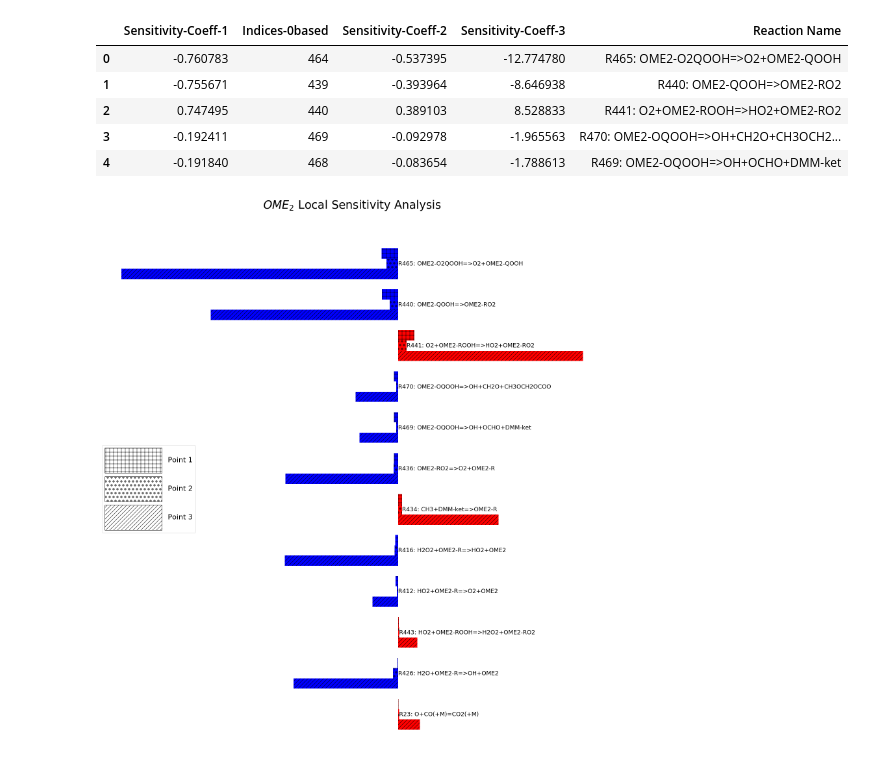
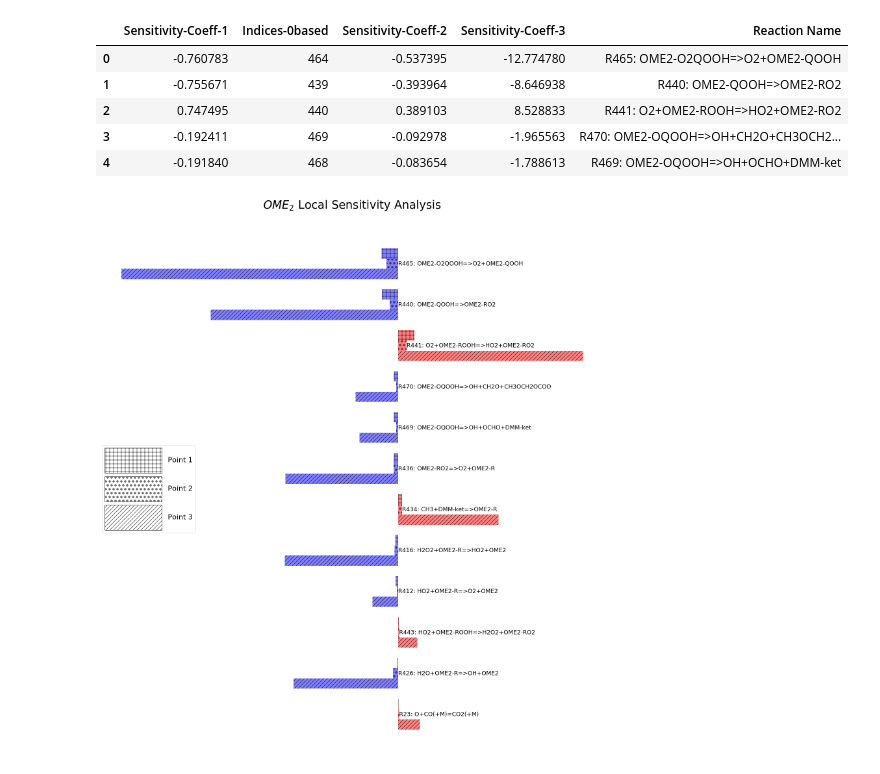
Before and after one commit to tdinelli/pySMOKEPostProcessor, a Jupyter notebook: examples/Sensitivity-02.ipynb, the cells around one changed output. Drawn from its saved outputs; the diff is of its cells as text; code cells hidden in the pictures.

```diff
--- a/examples/Sensitivity-02.ipynb
+++ b/examples/Sensitivity-02.ipynb
@@ -29,21 +30,21 @@ Sensitivity analysis available on: OME2  temperature
 # %%
 specie = "OME2"
 
-c1, i1, n1 = pp.SensitivityAnalysis(specie=specie,
+c1, i1, n1 = pp.SensitivityAnalysis(target=specie,
                                     sensitivity_type='local',
                                     ordering_type="peak_value",
                                     normalization_type='max_value',
                                     local_value = 0.0022,
                                     number_of_reactions=20)
 
-c2, i2, n2 = pp.SensitivityAnalysis(specie=specie,
+c2, i2, n2 = pp.SensitivityAnalysis(target=specie,
                                     sensitivity_type='local',
                                     ordering_type="peak_value",
                                     normalization_type='max_value',
                                     local_value = 0.0024,
                                     number_of_reactions=20)
 
-c3, i3, n3 = pp.SensitivityAnalysis(specie=specie,
+c3, i3, n3 = pp.SensitivityAnalysis(target=specie,
                                     sensitivity_type='local',
                                     ordering_type="peak_value",
                                     normalization_type='max_value',
@@ -95,38 +96,41 @@ br3 = [x + barWidth for x in br2]
 ax.barh(br1, df['Sensitivity-Coeff-1'],
         color = (df['Sensitivity-Coeff-1'] >=0.).map({True:'#FF0000', False:'#0000FF'}),
         hatch = '+',
+        alpha=0.5,
         height = barWidth,
         align = 'edge')
 bar = ax.barh(br2, df['Sensitivity-Coeff-2'],
               color = (df['Sensitivity-Coeff-2'] >=0.).map({True:'#FF0000', False:'#0000FF'}),
               hatch = 'o',
+              alpha=0.5,
               height = barWidth,
               align = 'edge')
 ax.barh(br3, df['Sensitivity-Coeff-3'],
         color = (df['Sensitivity-Coeff-3'] >=0.).map({True:'#FF0000', False:'#0000FF'}),
         hatch = '//',
+        alpha=0.5,
         height = barWidth,
         align = 'edge')
 
 for idx, i in enumerate(bar):
     x = i.get_width() + 0.005
     y = i.get_y()+0.5*i.get_height()
     if(x<0):
         ax.text(0, y,
             df['Reaction Name'][idx],
             va='center', fontsize=18)
     else:
         ax.text(x, y,
             df['Reaction Name'][idx],
             va='center', fontsize=18)
 
 legend_elements = [Patch(facecolor='w', edgecolor='k', hatch = '+',label='Point 1'),
                   Patch(facecolor='w', edgecolor='k', hatch = 'o',label='Point 2'),
                   Patch(facecolor='w', edgecolor='k', hatch = '//',label='Point 3')]
 
 ax.legend(handles=legend_elements, loc='center left',handleheight=5, handlelength=8, fontsize = 22)
 ax.axis("off")
 ax.invert_yaxis()
 plt.show()
 # %% [output]
-[figure, old version]
+[figure, new version]
```
Also changed, not shown: parts of 1 cell of this notebook, 1 other file.
